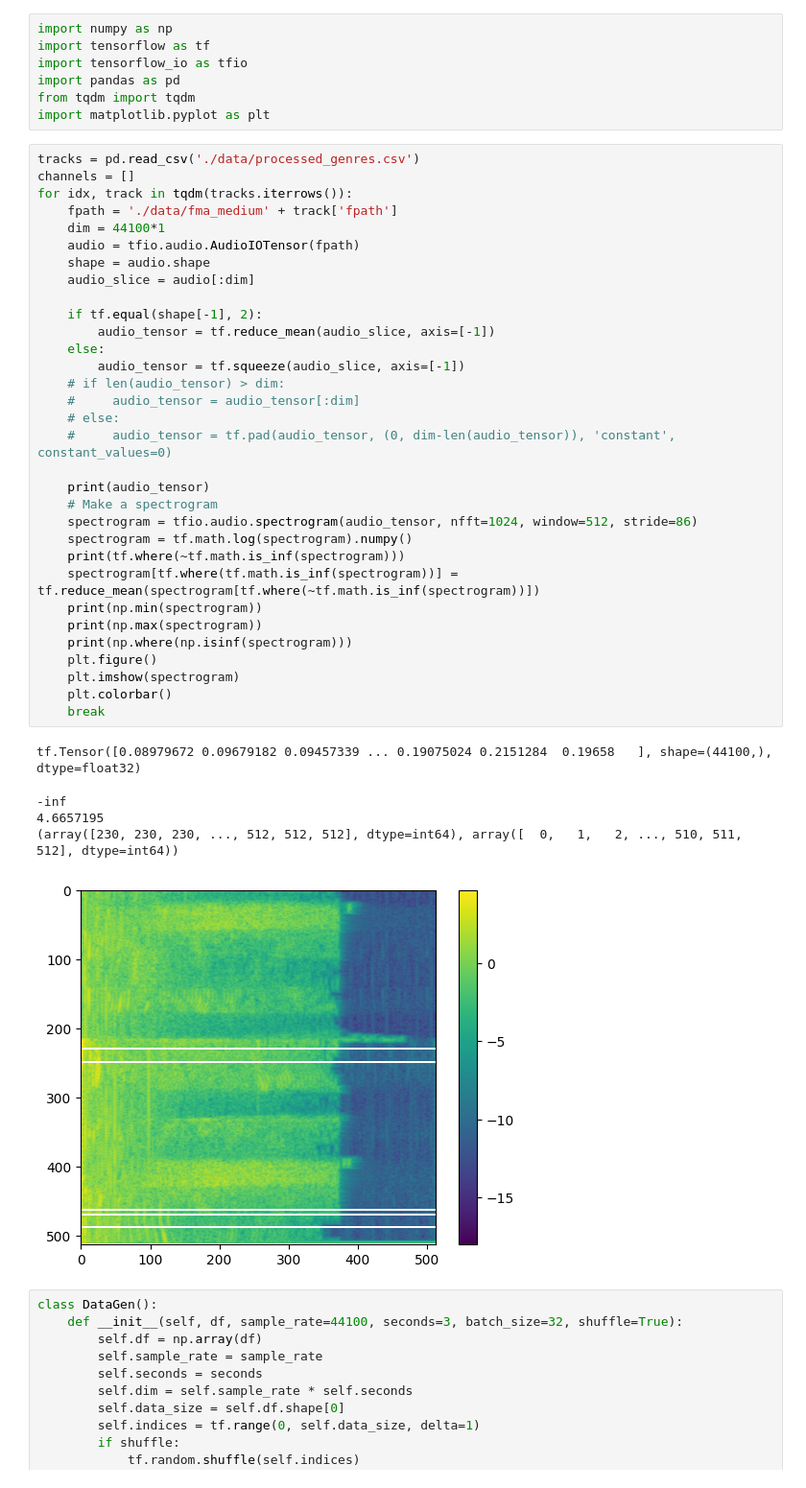
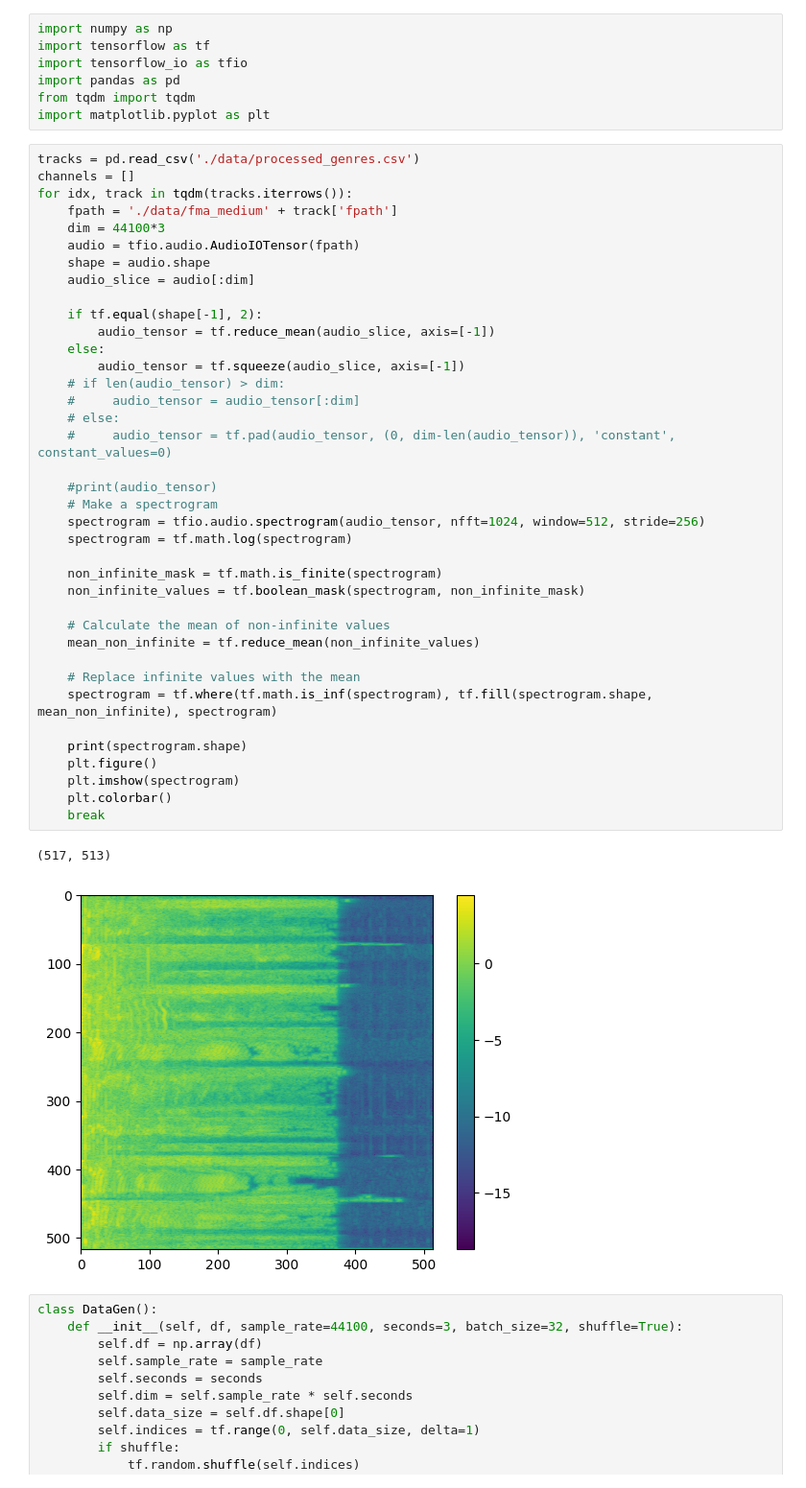
Before and after one commit to peterlecavalier/genre_classifier, a Jupyter notebook: data_pipeline_test.ipynb, the cells around one changed output. Shown at 96% size. Saved outputs shown, nothing was run; the diff lists cells and outputs as text.

```diff
--- a/data_pipeline_test.ipynb
+++ b/data_pipeline_test.ipynb
@@ -10,41 +10,44 @@ import matplotlib.pyplot as plt
 # %%
 tracks = pd.read_csv('./data/processed_genres.csv')
 channels = []
 for idx, track in tqdm(tracks.iterrows()):
     fpath = './data/fma_medium' + track['fpath']
-    dim = 44100*1
+    dim = 44100*3
     audio = tfio.audio.AudioIOTensor(fpath)
     shape = audio.shape
     audio_slice = audio[:dim]
 
     if tf.equal(shape[-1], 2):
         audio_tensor = tf.reduce_mean(audio_slice, axis=[-1])
     else:
         audio_tensor = tf.squeeze(audio_slice, axis=[-1])
     # if len(audio_tensor) > dim:
     #     audio_tensor = audio_tensor[:dim]
     # else:
     #     audio_tensor = tf.pad(audio_tensor, (0, dim-len(audio_tensor)), 'constant', constant_values=0)
 
-    print(audio_tensor)
+    #print(audio_tensor)
     # Make a spectrogram
-    spectrogram = tfio.audio.spectrogram(audio_tensor, nfft=1024, window=512, stride=86)
-    spectrogram = tf.math.log(spectrogram).numpy()
-    print(tf.where(~tf.math.is_inf(spectrogram)))
-    spectrogram[tf.where(tf.math.is_inf(spectrogram))] = tf.reduce_mean(spectrogram[tf.where(~tf.math.is_inf(spectrogram))])
-    print(np.min(spectrogram))
-    print(np.max(spectrogram))
-    print(np.where(np.isinf(spectrogram)))
+    spectrogram = tfio.audio.spectrogram(audio_tensor, nfft=1024, window=512, stride=256)
+    spectrogram = tf.math.log(spectrogram)
+
+    non_infinite_mask = tf.math.is_finite(spectrogram)
+    non_infinite_values = tf.boolean_mask(spectrogram, non_infinite_mask)
+
+    # Calculate the mean of non-infinite values
+    mean_non_infinite = tf.reduce_mean(non_infinite_values)
+
+    # Replace infinite values with the mean
+    spectrogram = tf.where(tf.math.is_inf(spectrogram), tf.fill(spectrogram.shape, mean_non_infinite), spectrogram)
+
+    print(spectrogram.shape)
     plt.figure()
     plt.imshow(spectrogram)
     plt.colorbar()
     break
 # %% [output]
-tf.Tensor([0.08979672 0.09679182 0.09457339 ... 0.19075024 0.2151284  0.19658   ], shape=(44100,), dtype=float32)
+(517, 513)
--inf
-4.6657195
-(array([230, 230, 230, ..., 512, 512, 512], dtype=int64), array([  0,   1,   2, ..., 510, 511, 512], dtype=int64))
-[figure, old version]
+[figure, new version]
 # %%
 class DataGen():
     def __init__(self, df, sample_rate=44100, seconds=3, batch_size=32, shuffle=True):
```
Also changed, not shown: 3 other files.
